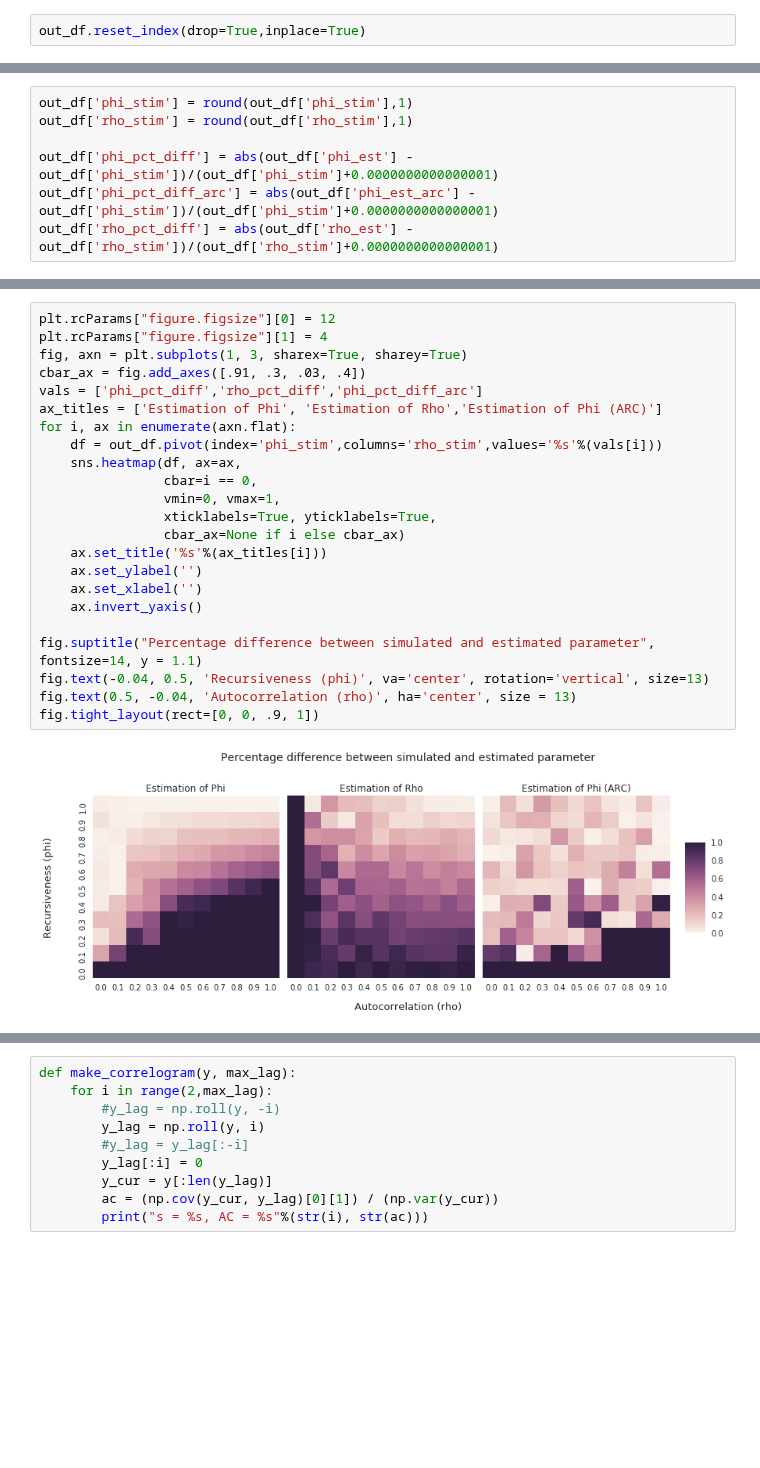
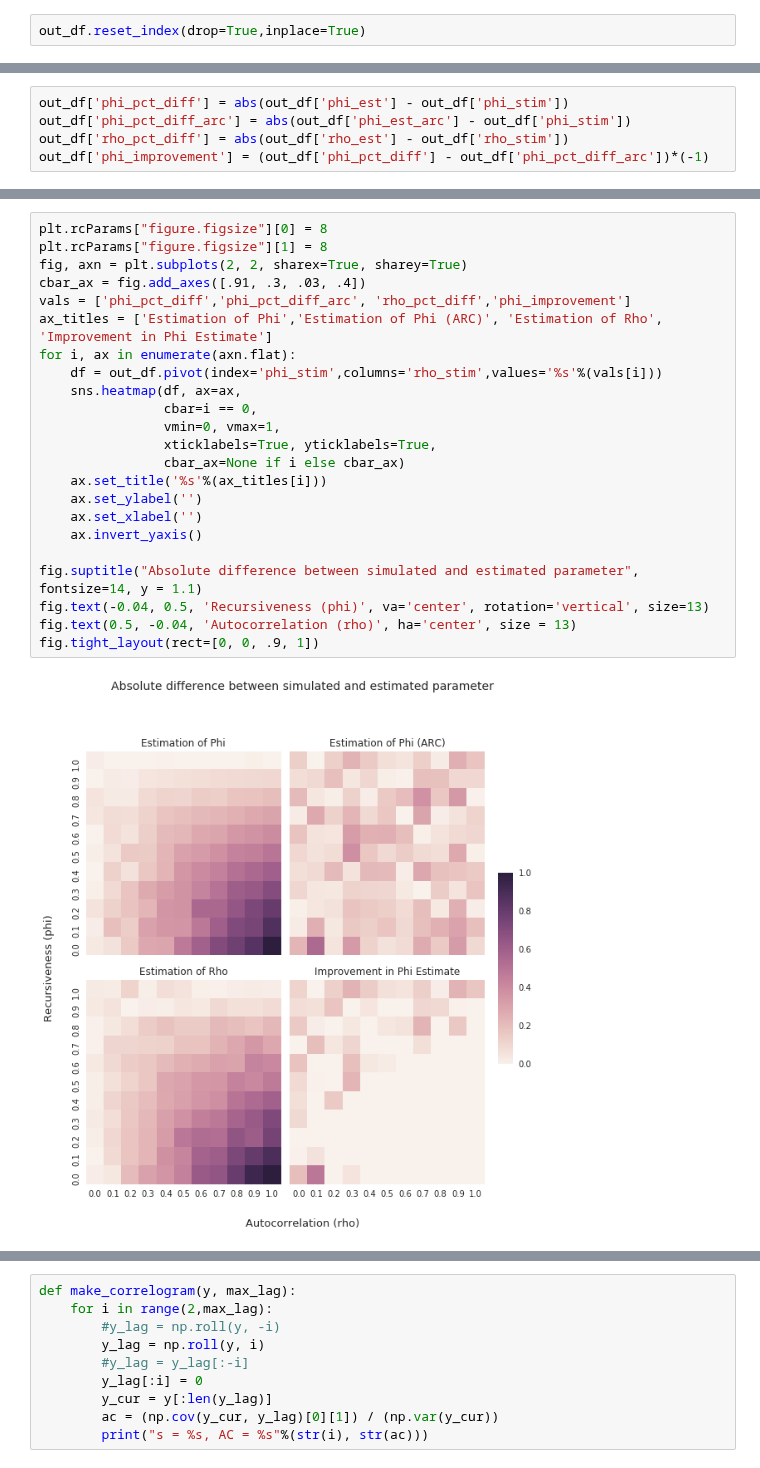
Before and after one commit to zenkavi/DevStudy_FmriNbs, a Jupyter notebook: notebooks/informationtransfermapping/TheoreticalResults/Recursivity_autocorrelation_prewhitening.ipynb, the cells around one changed output, grey strips where cells are left out. Drawn from its saved outputs; the diff is of its cells as text; blank space fills up the shorter version.

```diff
--- a/notebooks/informationtransfermapping/TheoreticalResults/Recursivity_autocorrelation_prewhitening.ipynb
+++ b/notebooks/informationtransfermapping/TheoreticalResults/Recursivity_autocorrelation_prewhitening.ipynb
@@ -169,7 +278,5 @@ out_df.reset_index(drop=True,inplace=True)
 # %%
-out_df['phi_stim'] = round(out_df['phi_stim'],1)
-out_df['rho_stim'] = round(out_df['rho_stim'],1)
-
-out_df['phi_pct_diff'] = abs(out_df['phi_est'] - out_df['phi_stim'])/(out_df['phi_stim']+0.0000000000000001)
-out_df['phi_pct_diff_arc'] = abs(out_df['phi_est_arc'] - out_df['phi_stim'])/(out_df['phi_stim']+0.0000000000000001)
-out_df['rho_pct_diff'] = abs(out_df['rho_est'] - out_df['rho_stim'])/(out_df['rho_stim']+0.0000000000000001)
+out_df['phi_pct_diff'] = abs(out_df['phi_est'] - out_df['phi_stim'])
+out_df['phi_pct_diff_arc'] = abs(out_df['phi_est_arc'] - out_df['phi_stim'])
+out_df['rho_pct_diff'] = abs(out_df['rho_est'] - out_df['rho_stim'])
+out_df['phi_improvement'] = (out_df['phi_pct_diff'] - out_df['phi_pct_diff_arc'])*(-1)
@@ -176,25 +287,25 @@ out_df['rho_pct_diff'] = abs(out_df['rho_est'] - out_df['rho_stim'])/(out_df['rh
 # %%
-plt.rcParams["figure.figsize"][0] = 12
-plt.rcParams["figure.figsize"][1] = 4
-fig, axn = plt.subplots(1, 3, sharex=True, sharey=True)
+plt.rcParams["figure.figsize"][0] = 8
+plt.rcParams["figure.figsize"][1] = 8
+fig, axn = plt.subplots(2, 2, sharex=True, sharey=True)
 cbar_ax = fig.add_axes([.91, .3, .03, .4])
-vals = ['phi_pct_diff','rho_pct_diff','phi_pct_diff_arc']
-ax_titles = ['Estimation of Phi', 'Estimation of Rho','Estimation of Phi (ARC)']
+vals = ['phi_pct_diff','phi_pct_diff_arc', 'rho_pct_diff','phi_improvement']
+ax_titles = ['Estimation of Phi','Estimation of Phi (ARC)', 'Estimation of Rho', 'Improvement in Phi Estimate']
 for i, ax in enumerate(axn.flat):
     df = out_df.pivot(index='phi_stim',columns='rho_stim',values='%s'%(vals[i]))
     sns.heatmap(df, ax=ax,
                 cbar=i == 0,
                 vmin=0, vmax=1,
                 xticklabels=True, yticklabels=True,
                 cbar_ax=None if i else cbar_ax)
     ax.set_title('%s'%(ax_titles[i]))
     ax.set_ylabel('')
     ax.set_xlabel('')
     ax.invert_yaxis()
 
-fig.suptitle("Percentage difference between simulated and estimated parameter", fontsize=14, y = 1.1)
+fig.suptitle("Absolute difference between simulated and estimated parameter", fontsize=14, y = 1.1)
 fig.text(-0.04, 0.5, 'Recursiveness (phi)', va='center', rotation='vertical', size=13)
 fig.text(0.5, -0.04, 'Autocorrelation (rho)', ha='center', size = 13)
 fig.tight_layout(rect=[0, 0, .9, 1])
 # %% [output]
-[figure, old version]
+[figure, new version]
```
Also changed, not shown: parts of 22 cells of this notebook.
